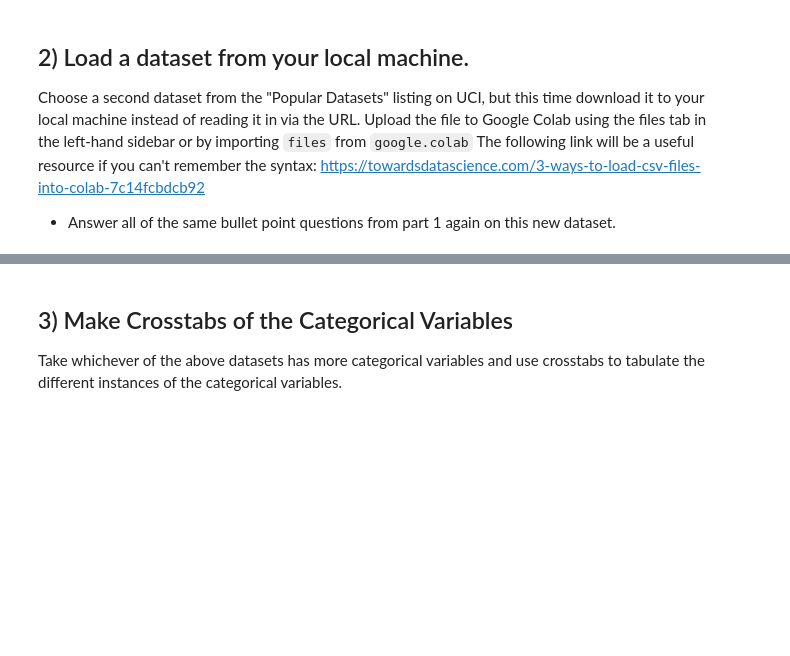
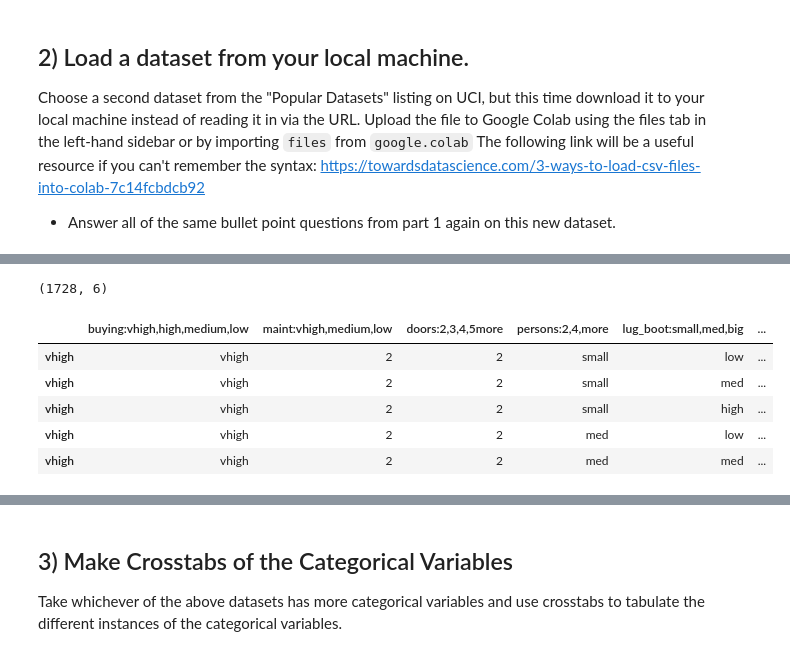
Before and after one commit to Solomon147/DS-Unit-1-Sprint-1-Data-Wrangling-and-Storytelling, a Jupyter notebook: module1-exploratory-data-analysis/LS_DS_111_Exploratory_Data_Analysis_Assignment.ipynb, the cells around one changed output, grey strips where cells are left out. Drawn from its saved outputs; the diff is of its cells as text; code cells hidden in the pictures; blank space fills up the shorter version.

```diff
--- a/module1-exploratory-data-analysis/LS_DS_111_Exploratory_Data_Analysis_Assignment.ipynb
+++ b/module1-exploratory-data-analysis/LS_DS_111_Exploratory_Data_Analysis_Assignment.ipynb
@@ -137,0 +166,16 @@ Choose a second dataset from the "Popular Datasets" listing on UCI, but this tim
+# %%
+column_headers = ['buying:vhigh,high,medium,low', 'maint:vhigh,medium,low',
+                  'doors:2,3,4,5more', 'persons:2,4,more',
+                  'lug_boot:small,med,big', 'safety:low,med,high']
+
+df = pd.read_csv('car.data', names=column_headers)
+print(df.shape)
+df.head()
+# %% [output]
+(1728, 6)
+|  | buying:vhigh,high,medium,low | maint:vhigh,medium,low | doors:2,3,4,5more | persons:2,4,more | lug_boot:small,med,big | ... |
+| vhigh | vhigh | 2 | 2 | small | low | ... |
+| vhigh | vhigh | 2 | 2 | small | med | ... |
+| vhigh | vhigh | 2 | 2 | small | high | ... |
+| vhigh | vhigh | 2 | 2 | med | low | ... |
+| vhigh | vhigh | 2 | 2 | med | med | ... |
```
Also changed, not shown: parts of 9 cells of this notebook.
